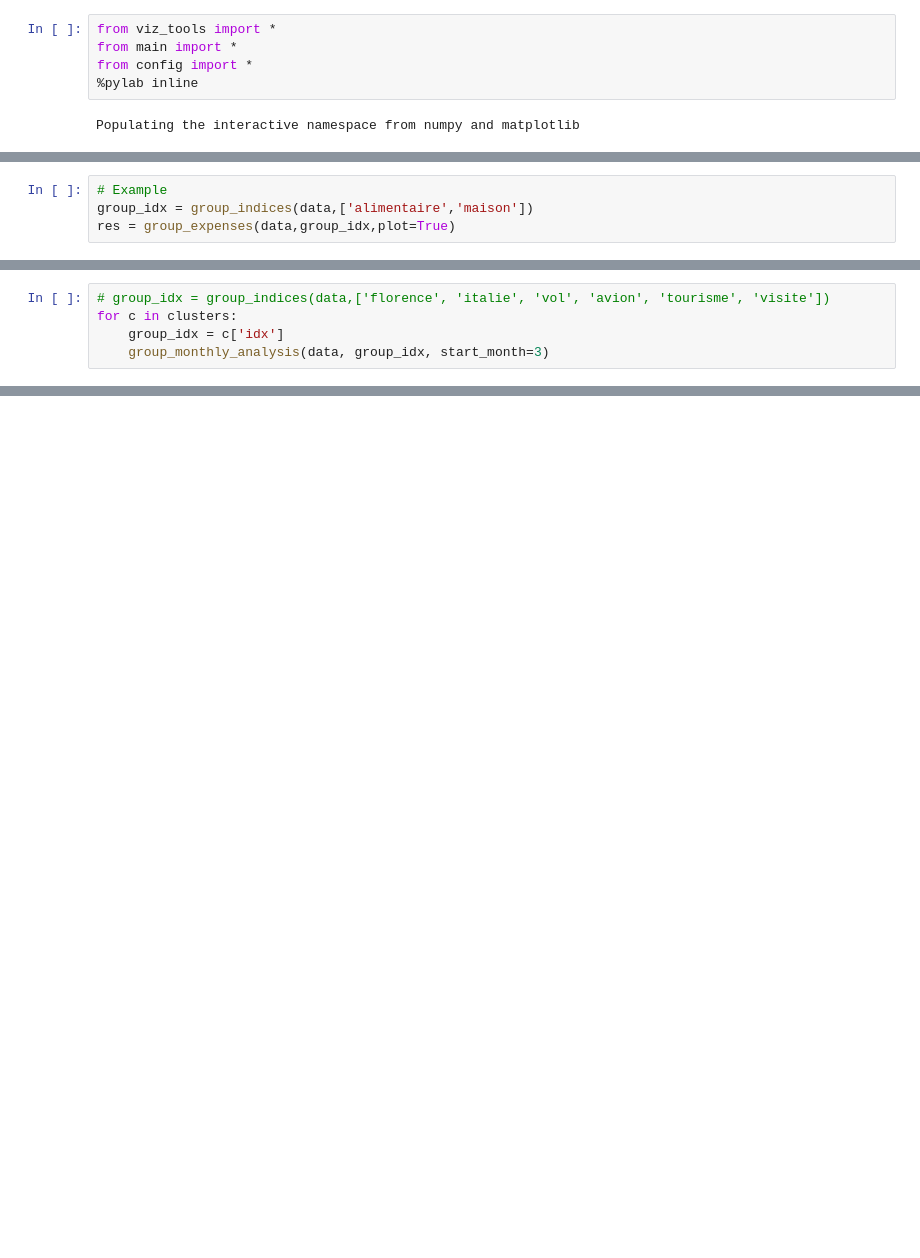
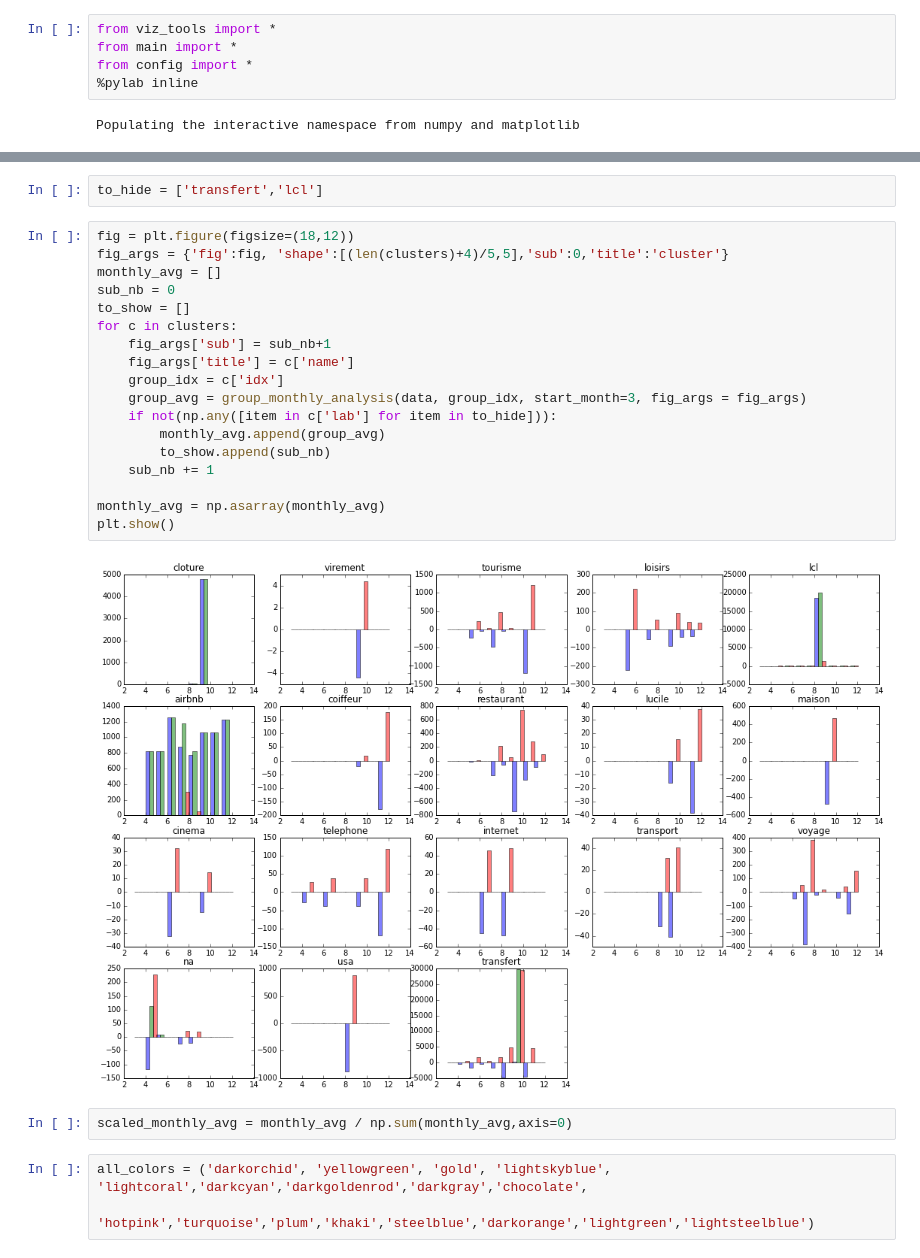
Before and after one commit to sds-dubois/ExpenseAnalyzer, a Jupyter notebook: Viz.ipynb, the cells around one changed output, grey strips where cells are left out. Saved outputs shown, nothing was run; the diff lists cells and outputs as text; blank space fills up the shorter version.

```diff
--- a/Viz.ipynb
+++ b/Viz.ipynb
@@ -31,4 +18,0 @@ data['df'][:5]
-# %%
-# Example
-group_idx = group_indices(data,['alimentaire','maison'])
-res = group_expenses(data,group_idx,plot=True)
@@ -63,5 +47,0 @@ Gained: 29845.52        Spent -45501.24         Total: -15655.72
-# %%
-# group_idx = group_indices(data,['florence', 'italie', 'vol', 'avion', 'tourisme', 'visite'])
-for c in clusters:
-    group_idx = c['idx']
-    group_monthly_analysis(data, group_idx, start_month=3)
@@ -81,0 +48,27 @@ Group : cambridge - soldex - airbnb - rome
+# %%
+to_hide = ['transfert','lcl']
+# %%
+fig = plt.figure(figsize=(18,12))
+fig_args = {'fig':fig, 'shape':[(len(clusters)+4)/5,5],'sub':0,'title':'cluster'}
+monthly_avg = []
+sub_nb = 0
+to_show = []
+for c in clusters:
+    fig_args['sub'] = sub_nb+1
+    fig_args['title'] = c['name']
+    group_idx = c['idx']
+    group_avg = group_monthly_analysis(data, group_idx, start_month=3, fig_args = fig_args)
+    if not(np.any([item in c['lab'] for item in to_hide])):
+        monthly_avg.append(group_avg)
+        to_show.append(sub_nb)
+    sub_nb += 1
+
+monthly_avg = np.asarray(monthly_avg)
+plt.show()
+# %% [output]
+[figure, added]
+# %%
+scaled_monthly_avg = monthly_avg / np.sum(monthly_avg,axis=0)
+# %%
+all_colors = ('darkorchid', 'yellowgreen', 'gold', 'lightskyblue', 'lightcoral','darkcyan','darkgoldenrod','darkgray','chocolate',
+              'hotpink','turquoise','plum','khaki','steelblue','darkorange','lightgreen','lightsteelblue')
```
Also changed, not shown: parts of 9 cells of this notebook, 1 other file.
